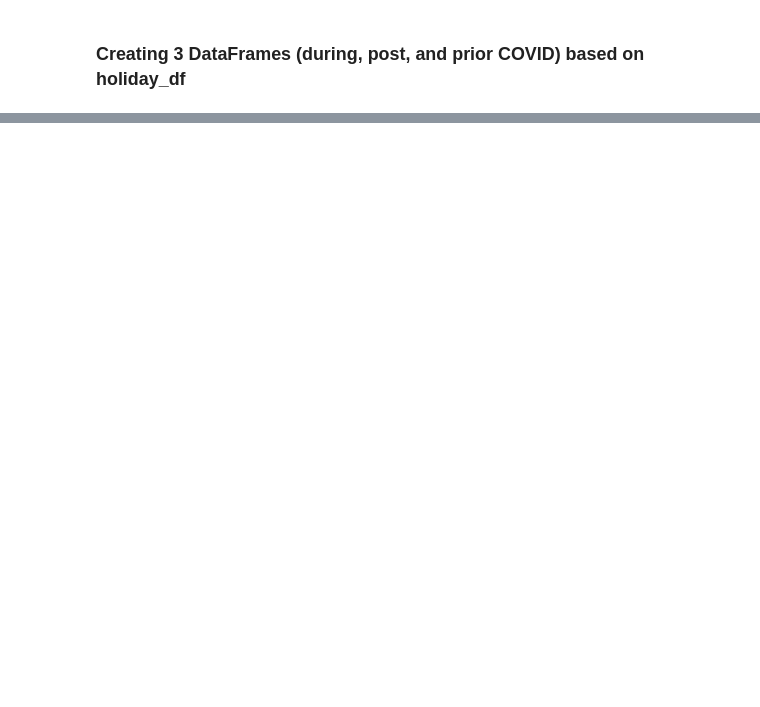
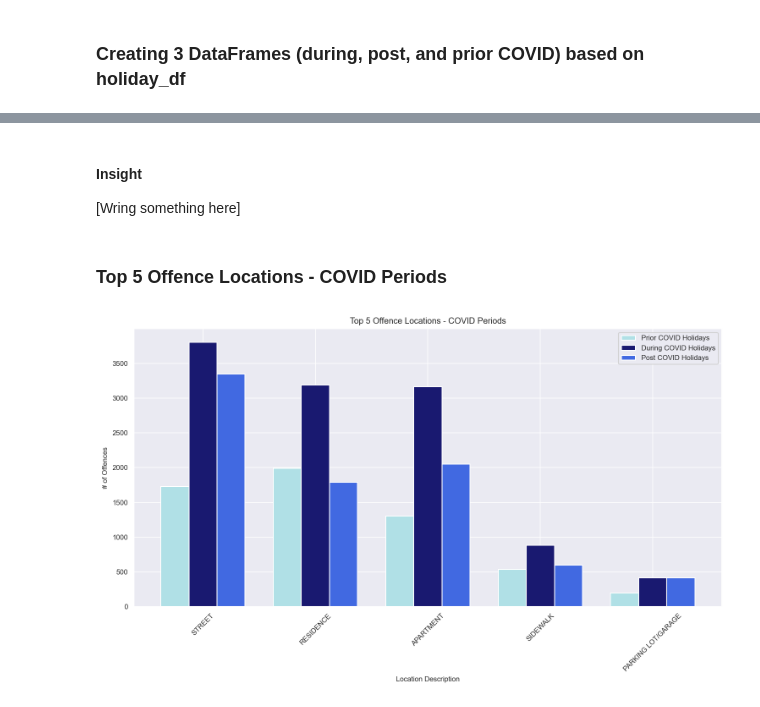
Before and after one commit to Kokolipa/crime_analysis, a Jupyter notebook: holiday_seasons/Analysis_Question3.ipynb, the cells around one changed output, grey strips where cells are left out. Cells and saved outputs as stored; diff of their text form; code cells hidden in the pictures; blank space fills up the shorter version.

```diff
--- a/holiday_seasons/Analysis_Question3.ipynb
+++ b/holiday_seasons/Analysis_Question3.ipynb
@@ -194,0 +245,38 @@ plt.show()
+# %% [markdown]
+#### Insight
+[Wring something here]
+# %% [markdown]
+### Top 5 Offence Locations - COVID Periods
+# %%
+# Grouped bar chart for the top 5 location descriptions
+locations = holiday_df.groupby('Location Description')['Holiday_name'].count().sort_values(ascending=False).iloc[:5].index
+prior_covid = holiday_df.loc[holiday_df['COVID Period'] == 'Prior COVID Holidays'].groupby('Location Description')['Holiday_name'].count().reindex(locations).values
+during_covid = holiday_df.loc[holiday_df['COVID Period'] == 'During COVID Holidays'].groupby('Location Description')['Holiday_name'].count().reindex(locations).values
+post_covid = holiday_df.loc[holiday_df['COVID Period'] == 'Post COVID Holidays'].groupby('Location Description')['Holiday_name'].count().reindex(locations).values
+
+# Calculate the positions of the bars
+bar_width = 0.25
+x = np.arange(len(locations))
+x_prior_covid = x - bar_width
+x_during_covid = x
+x_post_covid = x + bar_width
+
+# *Create the grouped bar chart for each location description
+fig, ax = plt.subplots(figsize=(10, 6))
+ax.bar(x_prior_covid, prior_covid, width=bar_width, label='Prior COVID Holidays', color='powderblue')
+ax.bar(x_during_covid, during_covid, width=bar_width, color='midnightblue', label='During COVID Holidays')
+ax.bar(x_post_covid, post_covid, width=bar_width, label='Post COVID Holidays', color='royalblue')
+
+# *Set the x-axis labels and tick positions
+ax.set_xticks(x)
+ax.set_xticklabels(locations, rotation=45)
+ax.set_xlabel('Location Description')
+ax.set_ylabel('# of Offences')
+ax.set_title('Top 5 Offence Locations - COVID Periods')
+ax.legend()
+
+# *Display the plot
+plt.tight_layout()
+plt.show()
+# %% [output]
+[figure, added]
```
Also changed, not shown: parts of 10 cells of this notebook.
